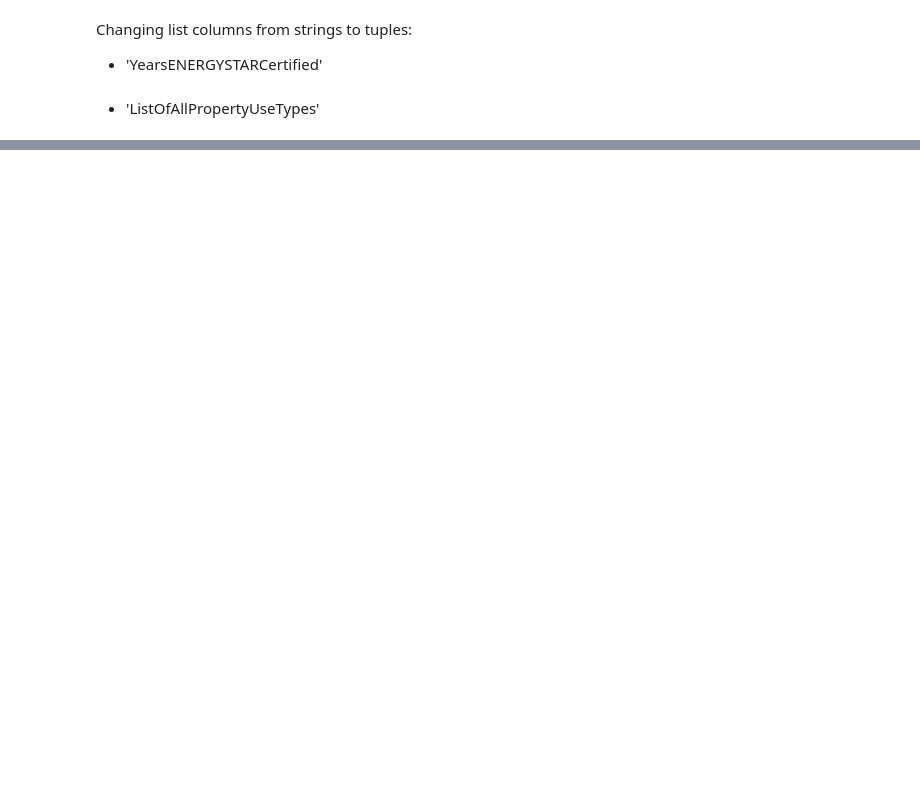
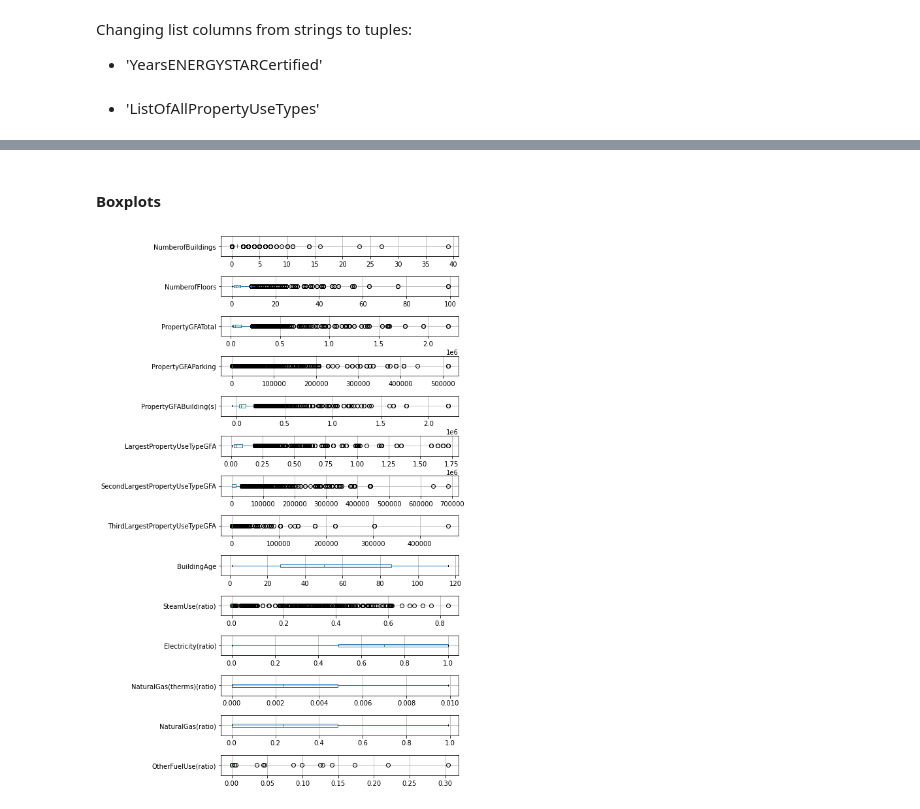
Before and after one commit to SmellyArmure/OC_DS_Project4, a Jupyter notebook: NOTEBOOKS/P4.ipynb, the cells around one changed output, grey strips where cells are left out. Drawn from its saved outputs; the diff is of its cells as text; code cells hidden in the pictures; blank space fills up the shorter version.

```diff
--- a/NOTEBOOKS/P4.ipynb
+++ b/NOTEBOOKS/P4.ipynb
@@ -515,0 +553,7 @@ memory usage: 2.3+ MB
+# %%
+for c in ['SecondLargestPropertyUseTypeGFA', 'ThirdLargestPropertyUseTypeGFA']+\
+            ['SteamUse(kBtu)','Electricity(kBtu)','NaturalGas(therms)',
+             'NaturalGas(kBtu)','OtherFuelUse(kBtu)']:
+    df[c] = df[c].fillna(0)
+for c in ['SecondLargestPropertyUseType', 'ThirdLargestPropertyUseType']:
+    df[c] = df[c].fillna('None')
@@ -515,0 +564,5 @@ memory usage: 2.3+ MB
+# %%
+df['BuildingAge'] = df['DataYear'].astype(int)-df['YearBuilt']
+
+prop_cols += ['BuildingAge']
+prop_Q_cols += ['BuildingAge']
@@ -515,0 +591,16 @@ memory usage: 2.3+ MB
+# %%
+df = df.dropna(subset=['SiteEnergyUse(kBtu)'])
+df = df.drop(index=df[df['SiteEnergyUse(kBtu)']==0].index)
+
+sub_energy_cols = ['SteamUse(kBtu)','Electricity(kBtu)','NaturalGas(therms)',
+   'NaturalGas(kBtu)','OtherFuelUse(kBtu)']
+df['SiteEnergyUse(kBtu)_calc'] = df[sub_energy_cols].sum(axis='columns')
+m_en_out = ~df['SiteEnergyUse(kBtu)_calc'].between(df['SiteEnergyUse(kBtu)']*0.9,
+                                                  df['SiteEnergyUse(kBtu)']*1.1)
+print("Rows where the total energy is not\n \
+in [90%-110%] range of the 'SiteEnergyUse(kBtu)': ",
+df[m_en_out].shape[0], '/', df.shape[0])
+
+df = df.drop(index=df[m_en_out].index)
+df['SiteEnergyUse(kBtu)'] = df['SiteEnergyUse(kBtu)_calc']
+del df['SiteEnergyUse(kBtu)_calc']
@@ -516 +612,12 @@ memory usage: 2.3+ MB
+# %%
+new_cols = ['SteamUse(ratio)','Electricity(ratio)','NaturalGas(therms)(ratio)',
+   'NaturalGas(ratio)','OtherFuelUse(ratio)']
+
+for oc, nc in zip(sub_energy_cols, new_cols):
+    df[nc] = df[oc]/df['SiteEnergyUse(kBtu)']
+
+prop_cols += new_cols
+prop_Q_cols += new_cols
+
+#### réfléchir à des classes
 # %% [markdown]
@@ -517,0 +639,10 @@ memory usage: 2.3+ MB
+# %% [markdown]
+#### Boxplots
+# %%
+fig, axs = plt.subplots(len(df[prop_Q_cols].columns),1,
+                        figsize=(8, 12), sharey=False)
+for c, ax in zip(df[prop_Q_cols].columns, axs):
+    df.boxplot(c, vert=False, ax=ax)
+fig.tight_layout(h_pad=0.051)
+# %% [output]
+[figure, added]
```
Also changed, not shown: parts of 88 cells of this notebook, 2 other files.
